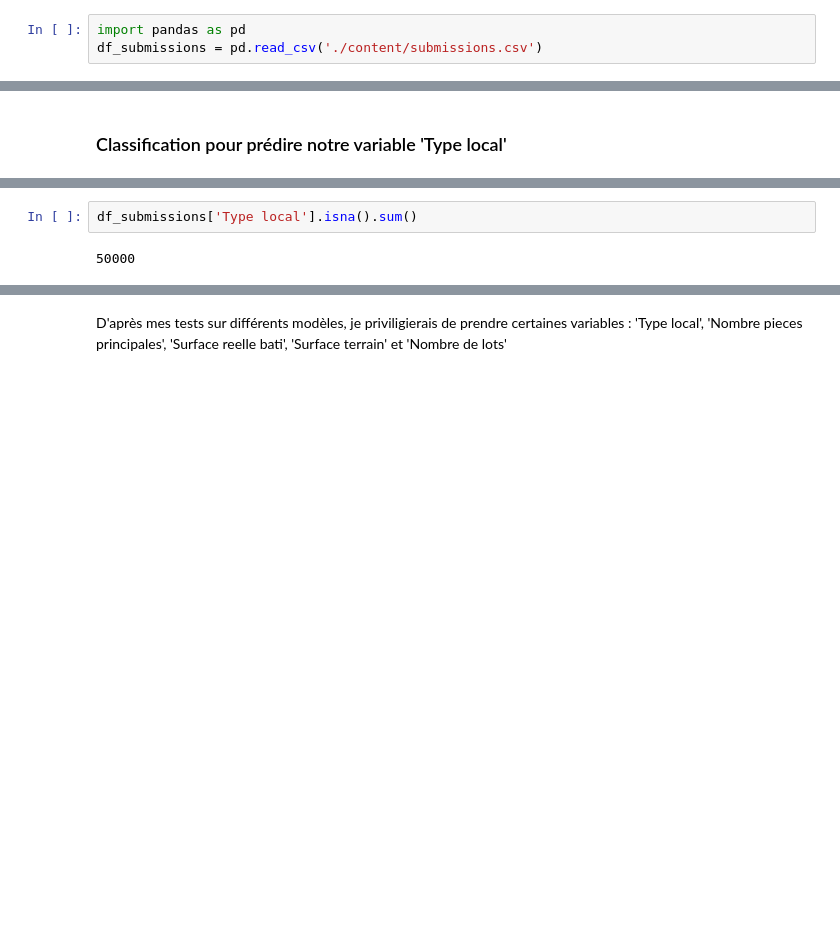
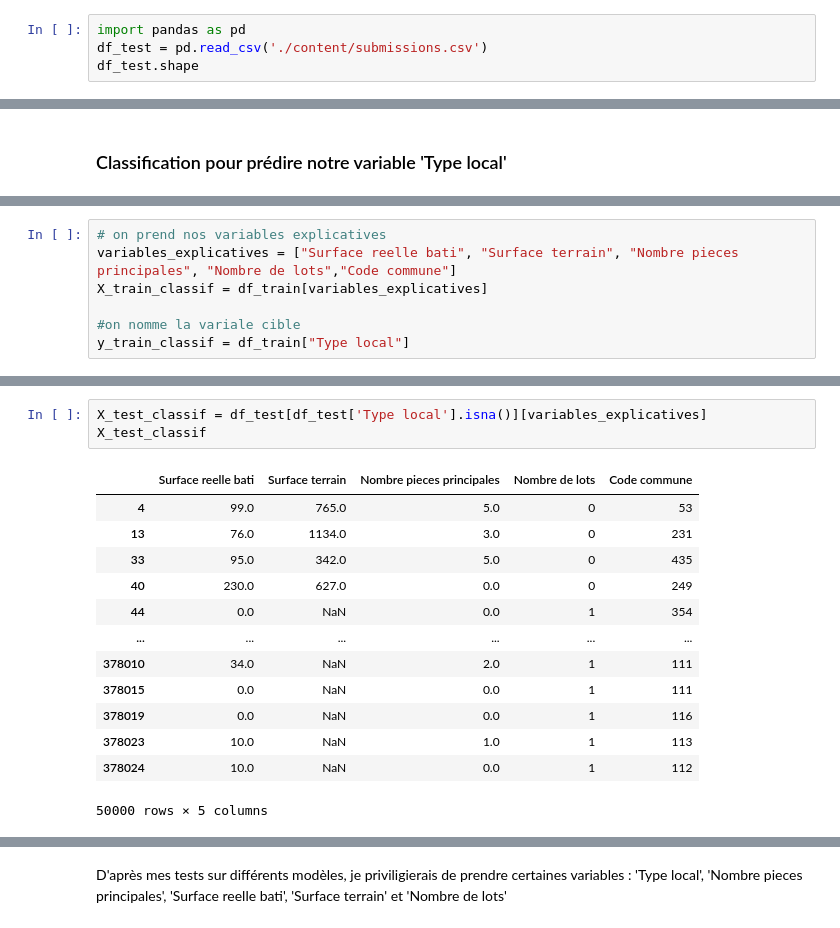
Before and after one commit to dounya-bourhani/ProjetPython, a Jupyter notebook: submission_kaggle.ipynb, the cells around one changed output, grey strips where cells are left out. Drawn from its saved outputs; the diff is of its cells as text; blank space fills up the shorter version.

```diff
--- a/submission_kaggle.ipynb
+++ b/submission_kaggle.ipynb
@@ -5,3 +14,4 @@
 # %%
 import pandas as pd
-df_submissions = pd.read_csv('./content/submissions.csv')
+df_test = pd.read_csv('./content/submissions.csv')
+df_test.shape
@@ -9,0 +32,7 @@ df_submissions = pd.read_csv('./content/submissions.csv')
+# %%
+# on prend nos variables explicatives
+variables_explicatives = ["Surface reelle bati", "Surface terrain", "Nombre pieces principales", "Nombre de lots","Code commune"]
+X_train_classif = df_train[variables_explicatives]
+
+#on nomme la variale cible
+y_train_classif = df_train["Type local"]
@@ -10,4 +48,17 @@ df_submissions = pd.read_csv('./content/submissions.csv')
 # %%
-df_submissions['Type local'].isna().sum()
+X_test_classif = df_test[df_test['Type local'].isna()][variables_explicatives]
+X_test_classif
 # %% [output]
+|  | Surface reelle bati | Surface terrain | Nombre pieces principales | Nombre de lots | Code commune |
+| 4 | 99.0 | 765.0 | 5.0 | 0 | 53 |
+| 13 | 76.0 | 1134.0 | 3.0 | 0 | 231 |
+| 33 | 95.0 | 342.0 | 5.0 | 0 | 435 |
+| 40 | 230.0 | 627.0 | 0.0 | 0 | 249 |
+| 44 | 0.0 | NaN | 0.0 | 1 | 354 |
+| ... | ... | ... | ... | ... | ... |
+| 378010 | 34.0 | NaN | 2.0 | 1 | 111 |
+| 378015 | 0.0 | NaN | 0.0 | 1 | 111 |
+| 378019 | 0.0 | NaN | 0.0 | 1 | 116 |
+| 378023 | 10.0 | NaN | 1.0 | 1 | 113 |
+| 378024 | 10.0 | NaN | 0.0 | 1 | 112 |
-50000
+50000 rows × 5 columns
```
Also changed, not shown: parts of 27 cells of this notebook, 2 other files.
